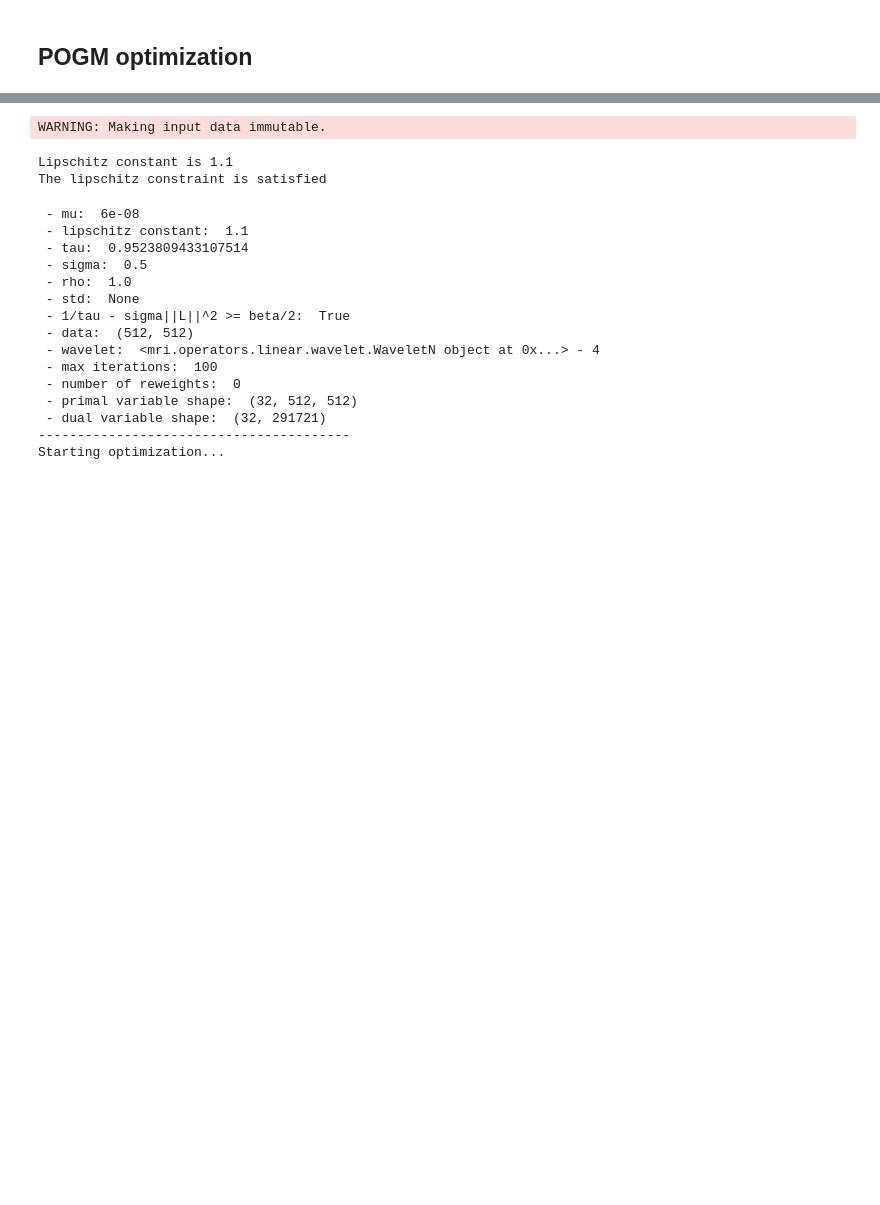
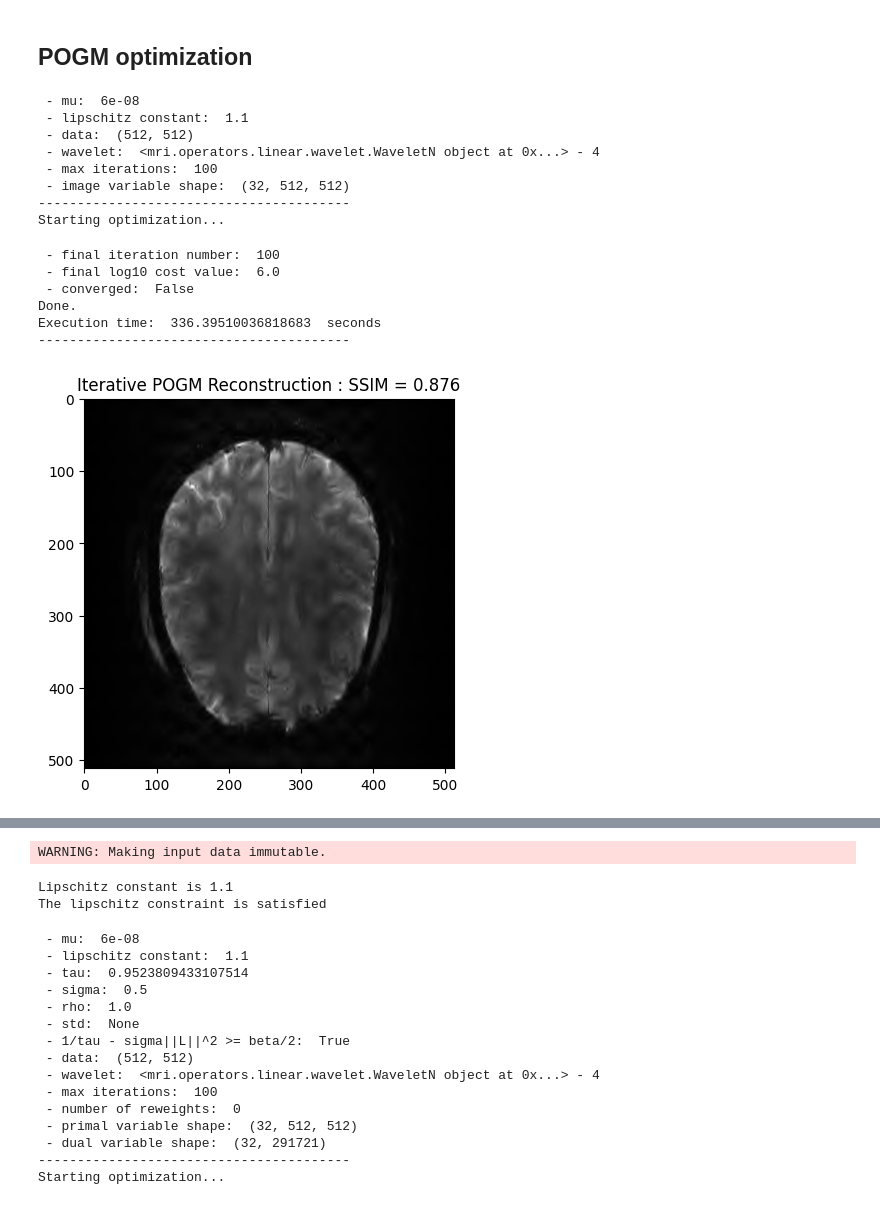
Before and after one commit to philouc/mri_acq_recon_tutorial, a Jupyter notebook: IEEE-EMBS_2022SummerSchool/13.Cartesian_Calibrationless_CS-pMRI_recon.ipynb, the cells around one changed output, grey strips where cells are left out. Saved outputs shown, nothing was run; the diff lists cells and outputs as text; code cells hidden in the pictures; blank space fills up the shorter version.

```diff
--- a/IEEE-EMBS_2022SummerSchool/13.Cartesian_Calibrationless_CS-pMRI_recon.ipynb
+++ b/IEEE-EMBS_2022SummerSchool/13.Cartesian_Calibrationless_CS-pMRI_recon.ipynb
@@ -146,2 +140,30 @@ Execution time:  326.28968491905835  seconds
 # %% [markdown]
 ## POGM optimization
+# %%
+# Run the POGM reconstruction and view results
+image_rec2, costs, metrics = reconstructor.reconstruct(
+    kspace_data=kspace_obs,
+    optimization_alg='pogm',
+    num_iterations=100,
+)
+image_rec2 = np.linalg.norm(image_rec2, axis=0)
+recon2_ssim = ssim(image_rec2, image)
+plt.imshow(np.abs(image_rec2), cmap='gray')
+plt.title('Iterative POGM Reconstruction : SSIM = ' + str(np.around(recon2_ssim, 3)))
+plt.show()
+# %% [output]
+ - mu:  6e-08
+ - lipschitz constant:  1.1
+ - data:  (512, 512)
+ - wavelet:  <mri.operators.linear.wavelet.WaveletN object at 0x...> - 4
+ - max iterations:  100
+ - image variable shape:  (32, 512, 512)
+----------------------------------------
+Starting optimization...
+ - final iteration number:  100
+ - final log10 cost value:  6.0
+ - converged:  False
+Done.
+Execution time:  336.39510036818683  seconds
+----------------------------------------
+[figure, added]
```
Also changed, not shown: parts of 12 cells of this notebook.
